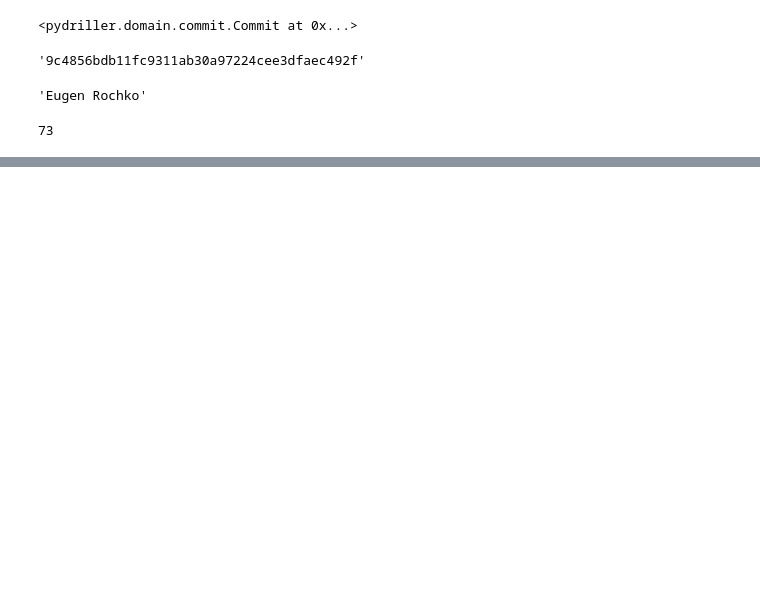
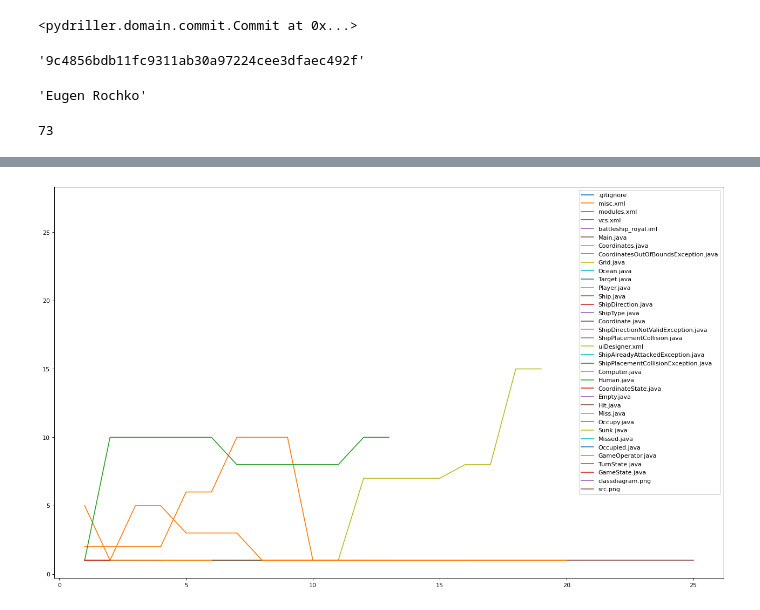
Before and after one commit to fabibert/SoftwareEvolution_P1, a Jupyter notebook: analysisMastodon.ipynb, the cells around one changed output, grey strips where cells are left out. Saved outputs shown, nothing was run; the diff lists cells and outputs as text; code cells hidden in the pictures; blank space fills up the shorter version.

```diff
--- a/analysisMastodon.ipynb
+++ b/analysisMastodon.ipynb
@@ -47,0 +52,29 @@ b089
+# %%
+# Input
+data_file = 'change_log.csv'
+
+# Delimiter
+data_file_delimiter = ','
+
+# The max column count a line in the file could have
+largest_column_count = 0
+
+# Loop the data lines
+with open(data_file, 'r') as temp_f:
+    # Read the lines
+    lines = temp_f.readlines()
+
+    for l in lines:
+        # Count the column count for the current line
+        column_count = len(l.split(data_file_delimiter)) + 1
+
+        # Set the new most column count
+        largest_column_count = column_count if largest_column_count < column_count else largest_column_count
+
+# Generate column names (will be 0, 1, 2, ..., largest_column_count - 1)
+column_names = [i for i in range(0, largest_column_count)]
+column_names[0] = "filenames"
+
+# Read csv
+df = pandas.read_csv(data_file, header=None, delimiter=data_file_delimiter, names=column_names, index_col=0)
+df
@@ -47,0 +101,3 @@ b089
+# %%
+df = df.T
+df
@@ -47,0 +123,11 @@ b089
+# %%
+import matplotlib.pyplot as plt
+plt.figure(figsize=(20, 12), dpi=80)
+for index, column in df.T.iterrows():
+    plt.plot(column, label=index)
+plt.legend()
+
+plt.savefig("graph.pdf")
+plt.show()
+# %% [output]
+[figure, added]
```
Also changed, not shown: parts of 16 cells of this notebook, 2 other files.
